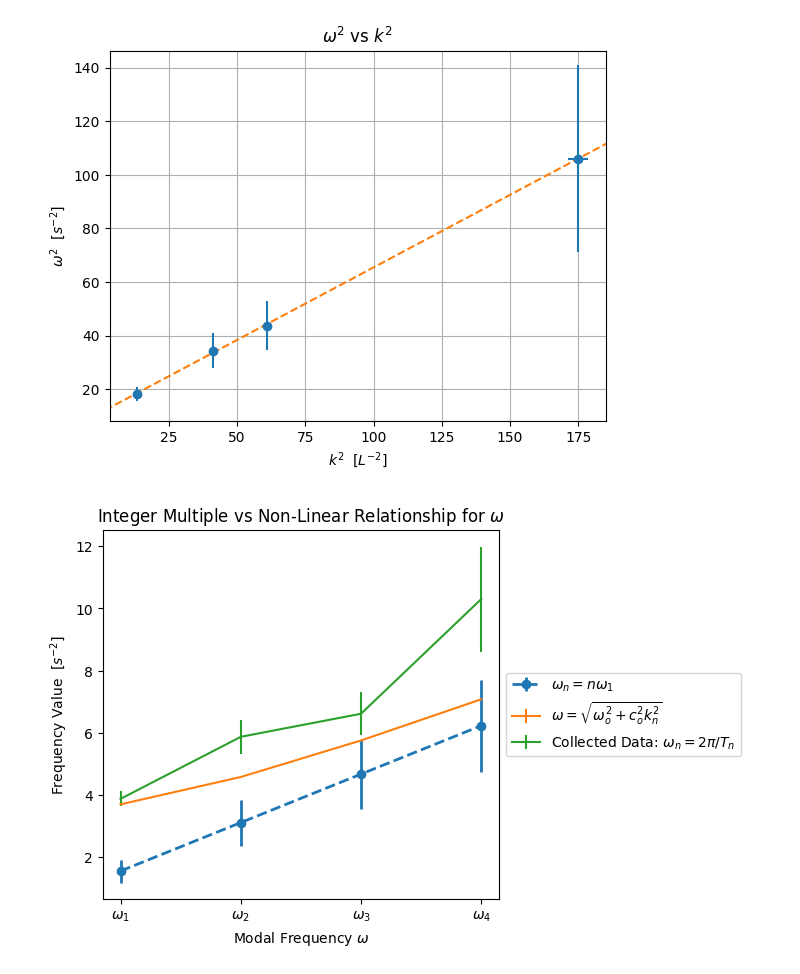
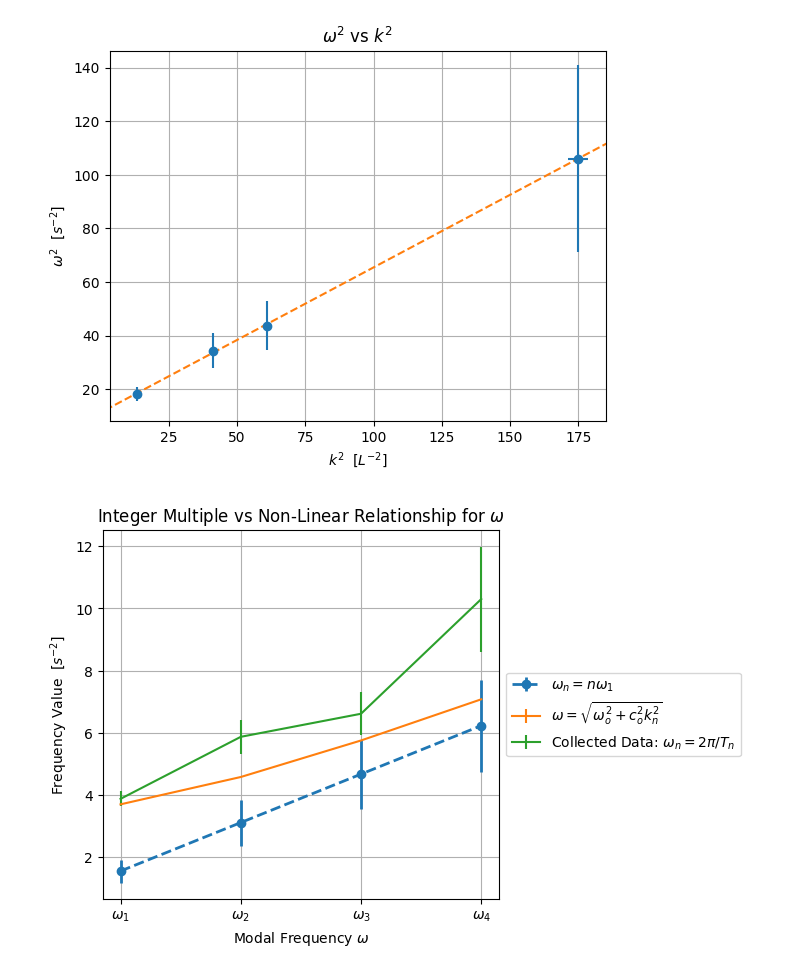
Before and after one commit to DivyR/PHY294_Labs, a Jupyter notebook: lab01/src/processing.ipynb, the cells around one changed output. Cells and saved outputs as stored; diff of their text form; code cells hidden in the pictures.

```diff
--- a/lab01/src/processing.ipynb
+++ b/lab01/src/processing.ipynb
@@ -236,35 +236,36 @@ Ws = [equation_10(e) for e in W_n]
 periods_n = [16.2/10, 10.7/10, 9.5/10, 6.1/10]  # seconds
 periods_n = convert_to_ufloat(periods_n, UNCERTAINTY_IPHONE)
 frequency_n = [2*np.pi/e for e in periods_n]
 
 # seperate
 W_n_nominal, W_n_uncert = seperate_ufloat(W_n)
 W_non_lin = [equation_10(W_n_nominal[i]) for i in range(len(W_n_nominal))]
 W_non_lin_nominal, W_non_lin_uncert = seperate_ufloat(W_non_lin)
 frequency_n_nominal, frequency_n_uncert = seperate_ufloat(frequency_n)
 
 # plot
 fig = plt.figure()
 ax = fig.add_subplot(111)
+ax.grid(True)
 ax.errorbar(modes, W_n_nominal, yerr=W_n_uncert, fmt="o--", linewidth=2)
 ax.errorbar(modes, W_non_lin_nominal, yerr=W_non_lin_uncert)
 ax.errorbar(modes, frequency_n_nominal, yerr=frequency_n_uncert)
 
 # plot settings
 plt.xticks(modes, ["$\omega_{0:1d}$".format(n) for n in modes])
 ax.set_title("Integer Multiple vs Non-Linear Relationship for $\omega$")
 ax.set_xlabel("Modal Frequency $\omega$")
 ax.set_ylabel("Frequency Value  $[s^{-2}]$")
 
 box = ax.get_position()
 ax.set_position([box.x0, box.y0, box.width * 0.8, box.height])
 ax.legend(["$\omega_n = n\omega_1$", "$\omega = \sqrt{\omega_o^2 + c_{o}^2k_n^2}$", "Collected Data: $\omega_n = 2\pi/T_n$"], loc="center left", bbox_to_anchor=(1, 0.5))
 
-export_plot(fig, "q4_frequency_comparison")
+#export_plot(fig, "q4_frequency_comparison")
 
 # export the data (maybe?)
 # %% [output]
-[figure, old version]
+[figure, new version]
 # %%
 # Q5 part 1: Plot the decay of amplitude and fit it to one or two exponentials
 # data
```
Also changed, not shown: parts of 3 cells of this notebook, 3 other files.
